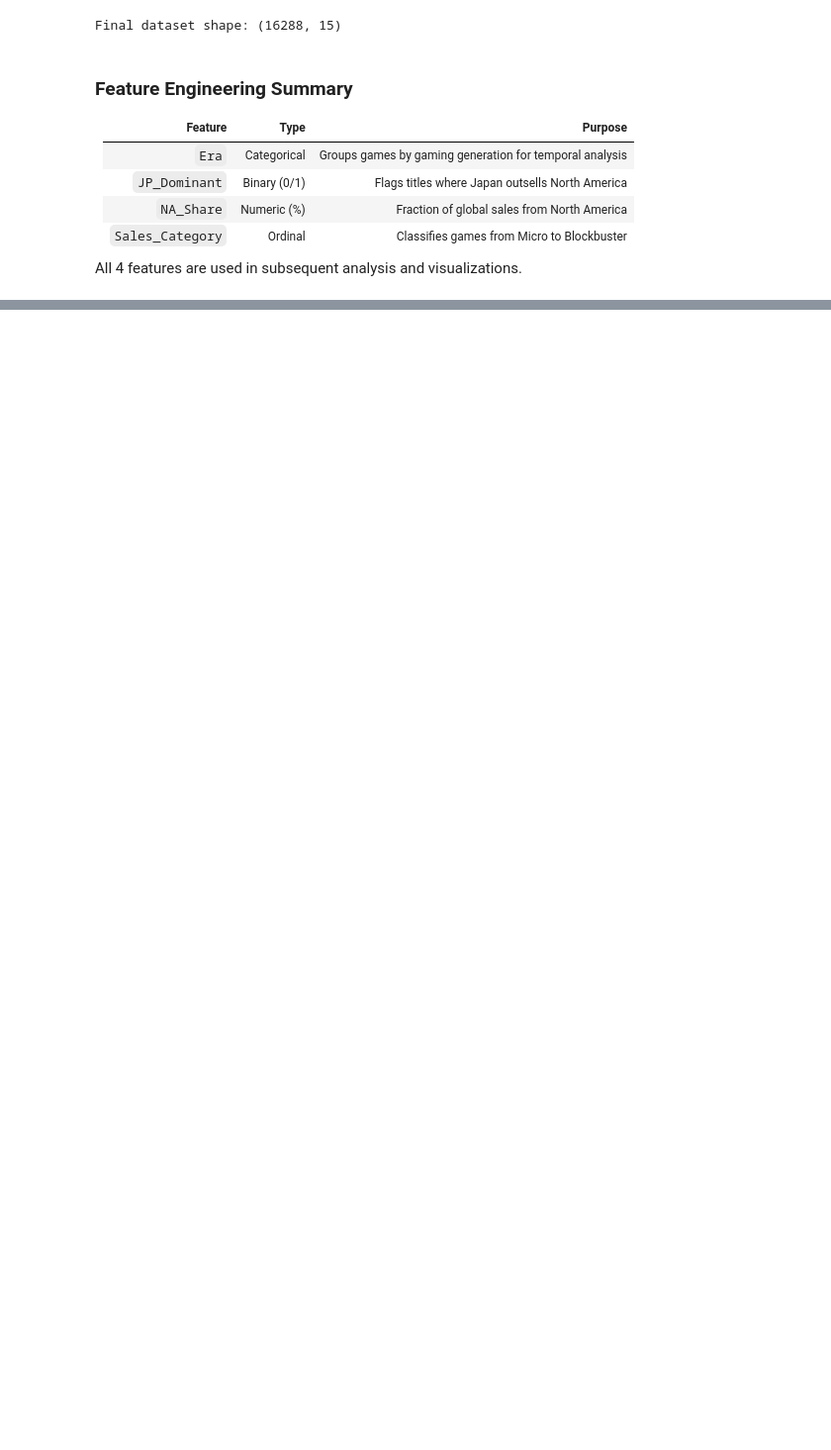
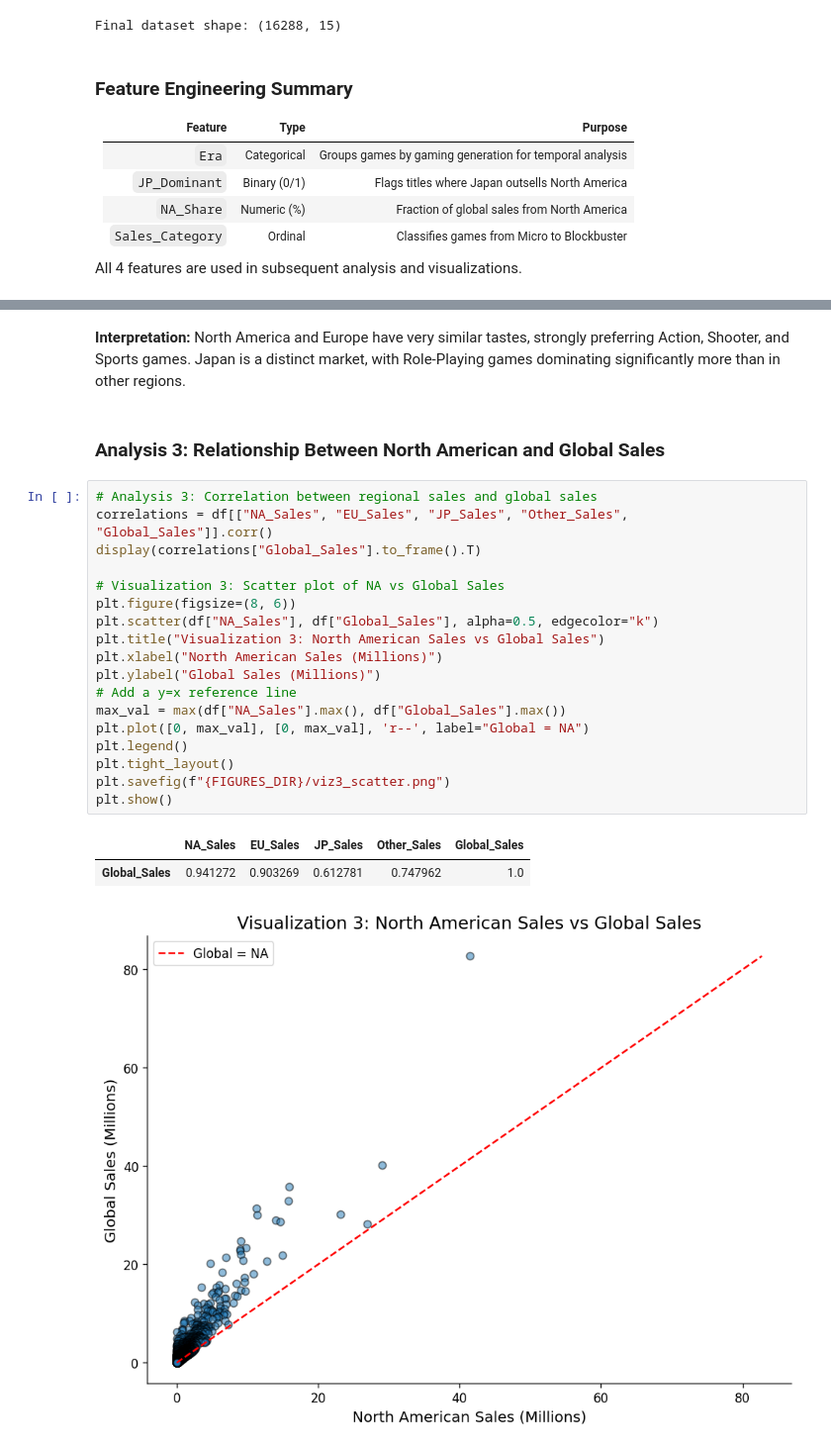
Before and after one commit to MIHMahmudEli/Video-Game-Sales-Market-Analysis-Drivers-of-Commercial-Success, a Jupyter notebook: Video_Game_Sales_Analysis.ipynb, the cells around one changed output, grey strips where cells are left out. Shown at 99% size. Saved outputs shown, nothing was run; the diff lists cells and outputs as text; blank space fills up the shorter version.

```diff
--- a/Video_Game_Sales_Analysis.ipynb
+++ b/Video_Game_Sales_Analysis.ipynb
@@ -308,0 +372,26 @@ All 4 features are used in subsequent analysis and visualizations.
+# %% [markdown]
+**Interpretation:** North America and Europe have very similar tastes, strongly preferring Action, Shooter, and Sports games. Japan is a distinct market, with Role-Playing games dominating significantly more than in other regions.
+# %% [markdown]
+### Analysis 3: Relationship Between North American and Global Sales
+# %%
+# Analysis 3: Correlation between regional sales and global sales
+correlations = df[["NA_Sales", "EU_Sales", "JP_Sales", "Other_Sales", "Global_Sales"]].corr()
+display(correlations["Global_Sales"].to_frame().T)
+
+# Visualization 3: Scatter plot of NA vs Global Sales
+plt.figure(figsize=(8, 6))
+plt.scatter(df["NA_Sales"], df["Global_Sales"], alpha=0.5, edgecolor="k")
+plt.title("Visualization 3: North American Sales vs Global Sales")
+plt.xlabel("North American Sales (Millions)")
+plt.ylabel("Global Sales (Millions)")
+# Add a y=x reference line
+max_val = max(df["NA_Sales"].max(), df["Global_Sales"].max())
+plt.plot([0, max_val], [0, max_val], 'r--', label="Global = NA")
+plt.legend()
+plt.tight_layout()
+plt.savefig(f"{FIGURES_DIR}/viz3_scatter.png")
+plt.show()
+# %% [output]
+|  | NA_Sales | EU_Sales | JP_Sales | Other_Sales | Global_Sales |
+| Global_Sales | 0.941272 | 0.903269 | 0.612781 | 0.747962 | 1.0 |
+[figure, added]
```
Also changed, not shown: parts of 10 cells of this notebook, 4 other files.
